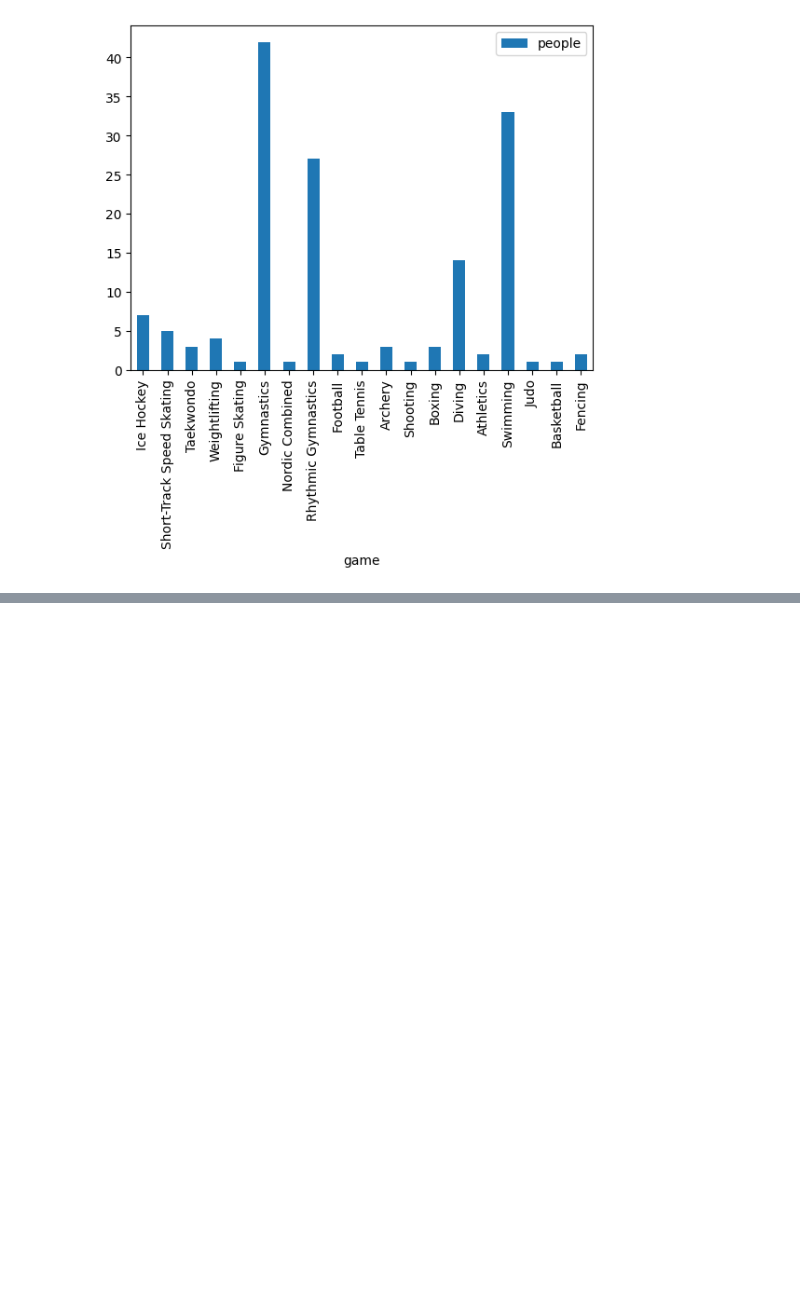
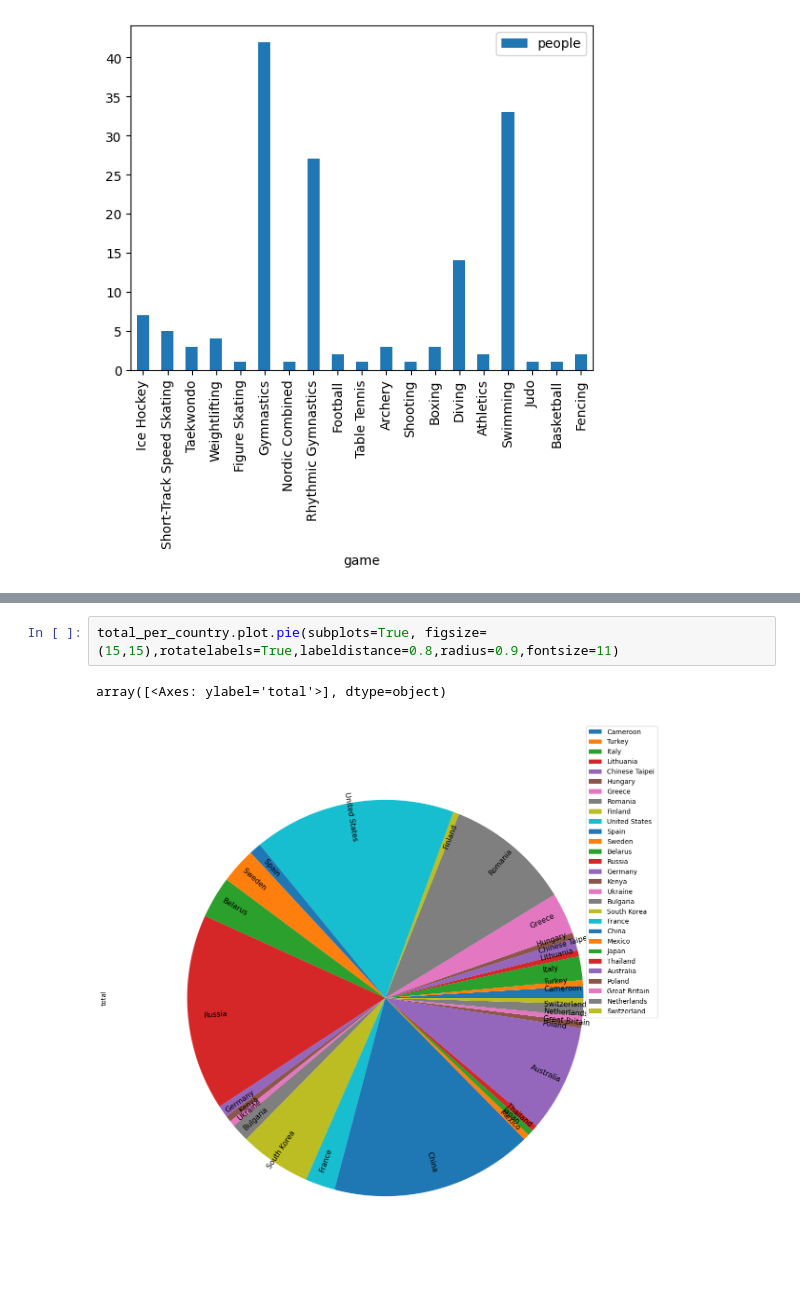
Before and after one commit to jiugexuan/BigdataProjects, a Jupyter notebook: 4-Olympic_data_analysis/DrawPic/draw.ipynb, the cells around one changed output, grey strips where cells are left out. Drawn from its saved outputs; the diff is of its cells as text; blank space fills up the shorter version.

```diff
--- a/4-Olympic_data_analysis/DrawPic/draw.ipynb
+++ b/4-Olympic_data_analysis/DrawPic/draw.ipynb
@@ -25,0 +36,5 @@ people_per_game.plot.bar()
+# %%
+total_per_country.plot.pie(subplots=True, figsize=(15,15),rotatelabels=True,labeldistance=0.8,radius=0.9,fontsize=11)
+# %% [output]
+array([<Axes: ylabel='total'>], dtype=object)
+[figure, added]
```
Also changed, not shown: parts of 2 cells of this notebook, 18 other files.
